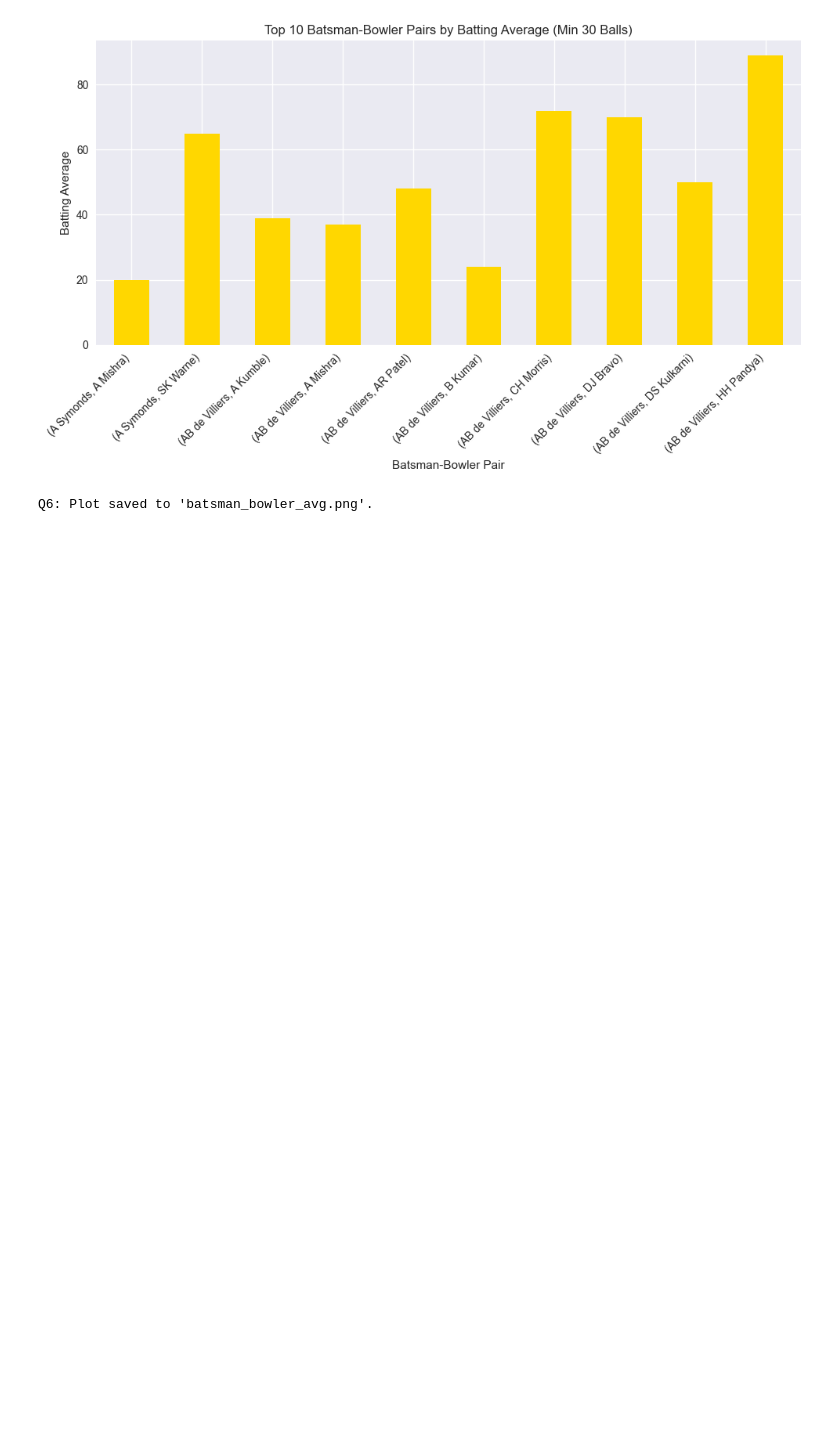
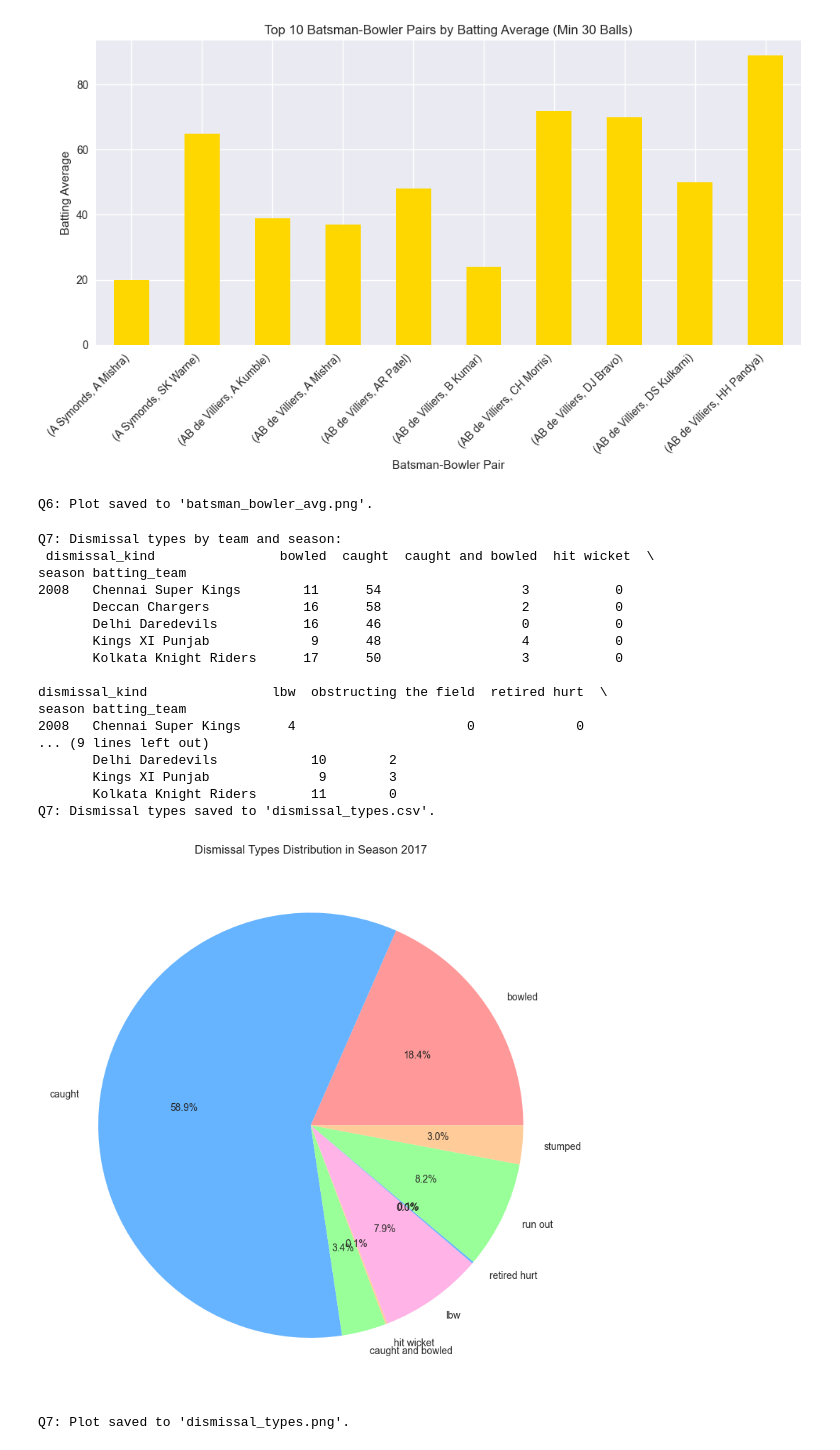
Before and after one commit to Pankaj-Str/IPL-Data-Analysis-Case-Study, a Jupyter notebook: ipl_advanced_analysis_with_plots.ipynb, the cells around one changed output. Cells and saved outputs as stored; diff of their text form; code cells hidden in the pictures; blank space fills up the shorter version.

```diff
--- a/ipl_advanced_analysis_with_plots.ipynb
+++ b/ipl_advanced_analysis_with_plots.ipynb
@@ -251,3 +251,41 @@ Q6: Batsman with highest average against a bowler is V Kohli against R Ashwin wi
 Q6: Batsman-bowler averages saved to 'batsman_bowler_avg.csv'.
 [figure]
 Q6: Plot saved to 'batsman_bowler_avg.png'.
+# %%
+
+# Question 7: Dismissal types by batting team and season
+deliveries_with_season = deliveries_df.merge(matches_df[['id', 'season']], left_on='match_id', right_on='id')
+dismissal_types = deliveries_with_season.groupby(['season', 'batting_team', 'dismissal_kind']).size().unstack(fill_value=0)
+print("Q7: Dismissal types by team and season:\n", dismissal_types.head())
+dismissal_types.to_csv('dismissal_types.csv')
+print("Q7: Dismissal types saved to 'dismissal_types.csv'.")
+# Plot dismissal types for a specific season (e.g., latest season)
+latest_season = dismissal_types.index.get_level_values('season').max()
+dismissal_types.xs(latest_season, level='season').sum().plot(kind='pie', autopct='%1.1f%%', figsize=(8, 8), colors=['#ff9999', '#66b3ff', '#99ff99', '#ffcc99', '#ffb3e6'])
+plt.title(f'Dismissal Types Distribution in Season {latest_season}')
+plt.ylabel('')
+plt.tight_layout()
+# plt.savefig('dismissal_types.png')
+plt.show()
+plt.close()
+print("Q7: Plot saved to 'dismissal_types.png'.")
+# %% [output]
+Q7: Dismissal types by team and season:
+ dismissal_kind                bowled  caught  caught and bowled  hit wicket  \
+season batting_team
+2008   Chennai Super Kings        11      54                  3           0
+       Deccan Chargers            16      58                  2           0
+       Delhi Daredevils           16      46                  0           0
+       Kings XI Punjab             9      48                  4           0
+       Kolkata Knight Riders      17      50                  3           0
+
+dismissal_kind                lbw  obstructing the field  retired hurt  \
+season batting_team
+2008   Chennai Super Kings      4                      0             0
+... (9 lines left out)
+       Delhi Daredevils            10        2
+       Kings XI Punjab              9        3
+       Kolkata Knight Riders       11        0
+Q7: Dismissal types saved to 'dismissal_types.csv'.
+[figure, added]
+Q7: Plot saved to 'dismissal_types.png'.
```
Also changed, not shown: parts of 1 cell of this notebook.
